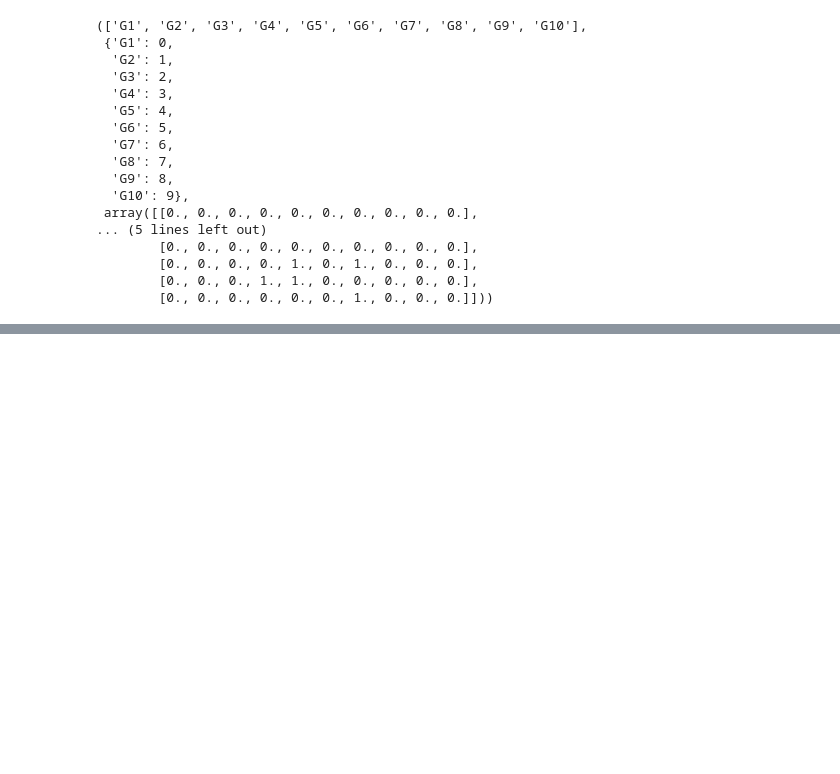
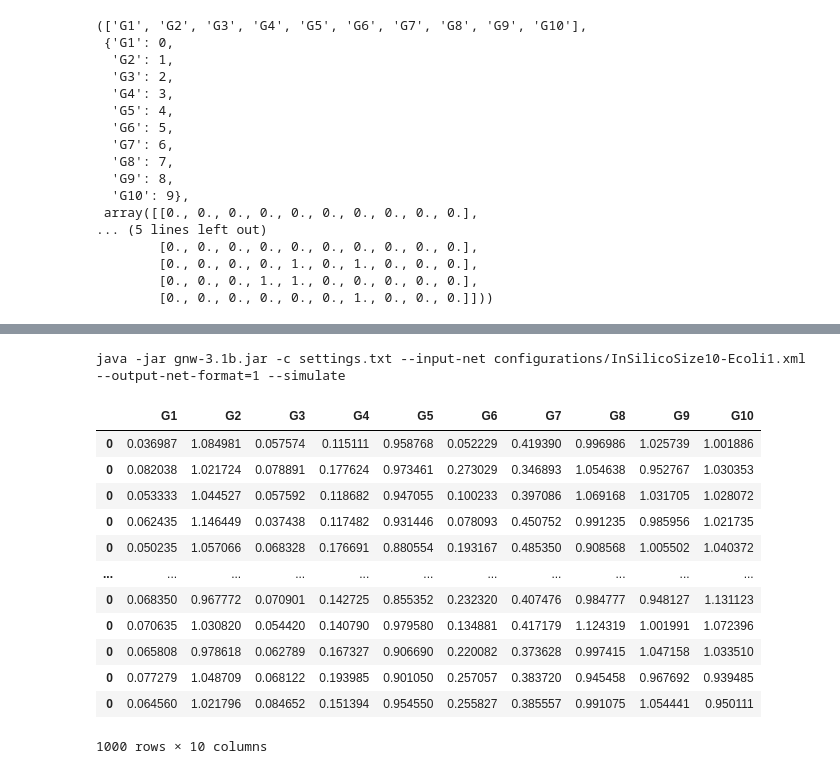
Before and after one commit to jakobzeitler/DEARM4_Exporter, a Jupyter notebook: dream4_exporter.ipynb, the cells around one changed output, grey strips where cells are left out. Cells and saved outputs as stored; diff of their text form; code cells hidden in the pictures; blank space fills up the shorter version.

Commit message:
Ecloi_exports

```diff
--- a/dream4_exporter.ipynb
+++ b/dream4_exporter.ipynb
@@ -142,0 +167,4 @@ array([0.1147207, 0.439091 , 0.1640415, 0.1978809, 0.8013127, 0.9053036,
+# %%
+name='InSilicoSize10-Ecoli1'
+export_path = f"exports/{name}"
+Path(export_path).mkdir(parents=True, exist_ok=True)
@@ -142,0 +192,20 @@ array([0.1147207, 0.439091 , 0.1640415, 0.1978809, 0.8013127, 0.9053036,
+# %%
+n = 1000
+observational = observe(n, name=name)
+observational.to_csv(export_path + "/observational.csv")
+observational
+# %% [output]
+java -jar gnw-3.1b.jar -c settings.txt --input-net configurations/InSilicoSize10-Ecoli1.xml --output-net-format=1 --simulate
+|  | G1 | G2 | G3 | G4 | G5 | G6 | G7 | G8 | G9 | G10 |
+| 0 | 0.036987 | 1.084981 | 0.057574 | 0.115111 | 0.958768 | 0.052229 | 0.419390 | 0.996986 | 1.025739 | 1.001886 |
+| 0 | 0.082038 | 1.021724 | 0.078891 | 0.177624 | 0.973461 | 0.273029 | 0.346893 | 1.054638 | 0.952767 | 1.030353 |
+| 0 | 0.053333 | 1.044527 | 0.057592 | 0.118682 | 0.947055 | 0.100233 | 0.397086 | 1.069168 | 1.031705 | 1.028072 |
+| 0 | 0.062435 | 1.146449 | 0.037438 | 0.117482 | 0.931446 | 0.078093 | 0.450752 | 0.991235 | 0.985956 | 1.021735 |
+| 0 | 0.050235 | 1.057066 | 0.068328 | 0.176691 | 0.880554 | 0.193167 | 0.485350 | 0.908568 | 1.005502 | 1.040372 |
+| ... | ... | ... | ... | ... | ... | ... | ... | ... | ... | ... |
+| 0 | 0.068350 | 0.967772 | 0.070901 | 0.142725 | 0.855352 | 0.232320 | 0.407476 | 0.984777 | 0.948127 | 1.131123 |
+| 0 | 0.070635 | 1.030820 | 0.054420 | 0.140790 | 0.979580 | 0.134881 | 0.417179 | 1.124319 | 1.001991 | 1.072396 |
+| 0 | 0.065808 | 0.978618 | 0.062789 | 0.167327 | 0.906690 | 0.220082 | 0.373628 | 0.997415 | 1.047158 | 1.033510 |
+| 0 | 0.077279 | 1.048709 | 0.068122 | 0.193985 | 0.901050 | 0.257057 | 0.383720 | 0.945458 | 0.967692 | 0.939485 |
+| 0 | 0.064560 | 1.021796 | 0.084652 | 0.151394 | 0.954550 | 0.255827 | 0.385557 | 0.991075 | 1.054441 | 0.950111 |
+1000 rows × 10 columns
```
Also changed, not shown: parts of 9 cells of this notebook, 26 other files.
